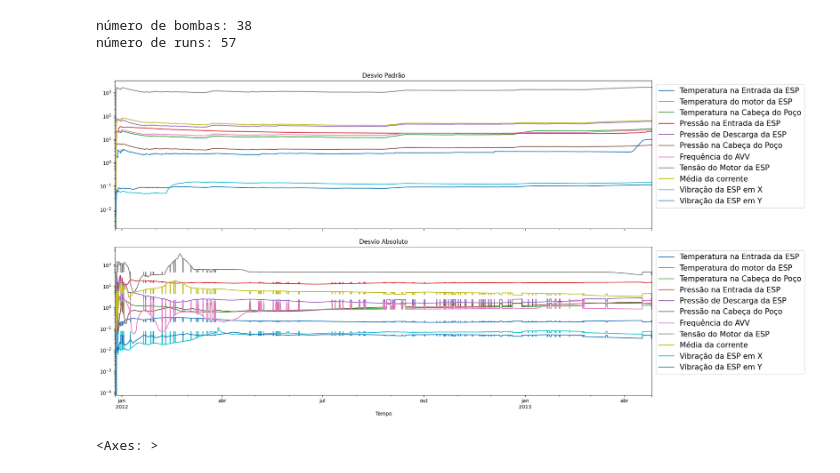
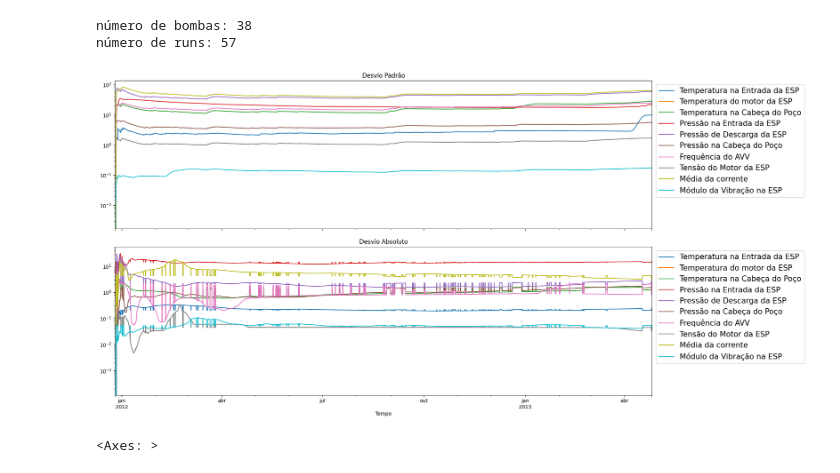
Before and after one commit to RL2-SP3/LISSA, a Jupyter notebook: examples/pump_data_cleaning.ipynb, the cells around one changed output. Drawn from its saved outputs; the diff is of its cells as text; code cells hidden in the pictures.

```diff
--- a/examples/pump_data_cleaning.ipynb
+++ b/examples/pump_data_cleaning.ipynb
@@ -34,10 +34,10 @@ Headers = [
 'VSD power frequency',
 'ESP Motor Voltage',
 'Current Mean',
-#'ESP Vibration Module',
+'ESP Vibration Module',
 #'ESP Power',
-"ESP Vibration X",
-"ESP Vibration Y"
+#"ESP Vibration X",
+#"ESP Vibration Y"
 ]
 
 #Filter = exportData.groupby("Well_down")[Headers].apply(lambda x: (x.ewm(span=24*windowSize).mean()-x.expanding().median())/x.expanding().std())
@@ -58,34 +58,34 @@ removedHeaders = [
     'Failure Info',
     'Pump Info',
     "Well Run",
     "Failure",
     "Well_down"
 
     ]
 
 data = pd.merge(Z,exportData[removedHeaders],how="left",on="time")
 
 fig,axs = plt.subplots(2,1,figsize=(20,10))
 
 plt.rcParams["font.size"]=15
 
 
 
 exportData[Headers].expanding().std().plot(ax=axs[0],logy=True,sharex=True)
 axs[0].legend([li.Traducao()[item] for item in Headers],loc='upper left',bbox_to_anchor=(1, 1),fontsize=15)
 axs[0].title.set_text("Desvio Padrão")#"Standard Deviation")
 
 
 
 (li.SeriesBack(MAD)*1.4826)[Headers].plot(ax=axs[1],logy=True)
 axs[1].legend([li.Traducao()[item] for item in Headers],loc='upper left',bbox_to_anchor=(1, 1),fontsize=15)
 axs[1].title.set_text("Desvio Absoluto")#"Mean Absolute Deviation")
 plt.tight_layout(pad=1.1)
 axs[1].set_xlabel("Tempo")
 
 fig.savefig("../imagens_gerais/madvsnormal_pt.jpg")
 # %% [output]
-[figure, old version]
+[figure, new version]
 # %%
 baseDataHeaders = [
     'ESP intake temperature',
```
Also changed, not shown: parts of 7 cells of this notebook, 4 other files.
